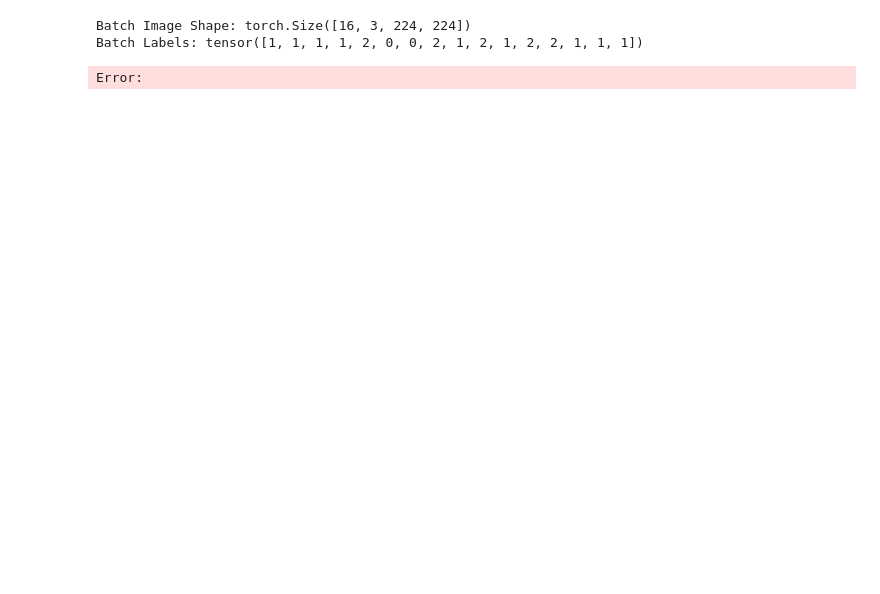
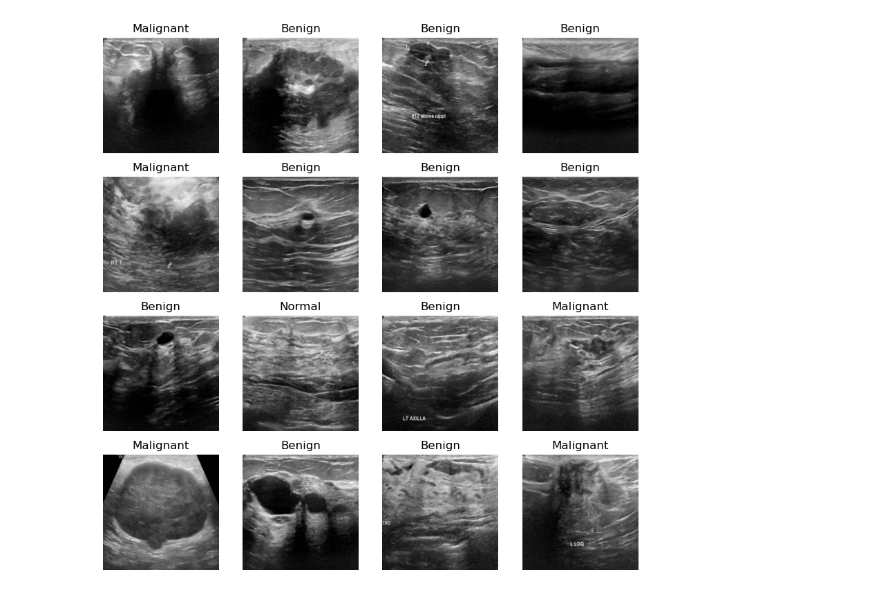
Before and after one commit to luka-husar07/FinalProject_HealthSci, a Jupyter notebook: presentation_2.ipynb, the cells around one changed output. Saved outputs shown, nothing was run; the diff lists cells and outputs as text; code cells hidden in the pictures; blank space fills up the shorter version.

```diff
--- a/presentation_2.ipynb
+++ b/presentation_2.ipynb
@@ -19,21 +19,4 @@ Batch Labels: tensor([1, 0, 1, 1, 1, 2, 1, 2, 1, 0, 1, 0, 1, 1, 0, 1])
-# %%
-# Plot the slices
-fig, axes = plt.subplots(1, 3, figsize=(15, 5))
-for images, labels in dataloader:
-    print(f"Batch Image Shape: {images.shape}")  # Expected: (batch_size, 3, 224, 224)
-    print(f"Batch Labels: {labels}")
-    images = images.permute(0, 2, 3, 1).numpy()
-    axes[0].imshow(images[0])
-    axes[0].set_title('Axial Slice')
-
-    axes[1].imshow(images[1])
-    axes[1].set_title('Coronal Slice')
-
-    axes[2].imshow(images[2])
-    axes[2].set_title('Sagittal Slice')
-    break
-plt.show()
-# %% [output]
-Batch Image Shape: torch.Size([16, 3, 224, 224])
-Batch Labels: tensor([1, 1, 1, 1, 2, 0, 0, 2, 1, 2, 1, 2, 2, 1, 1, 1])
-Error:
+# %%
+image_vis.image_visualization(dataloader)
+# %% [output]
+[figure, added]
```
Also changed, not shown: parts of 3 cells of this notebook.
